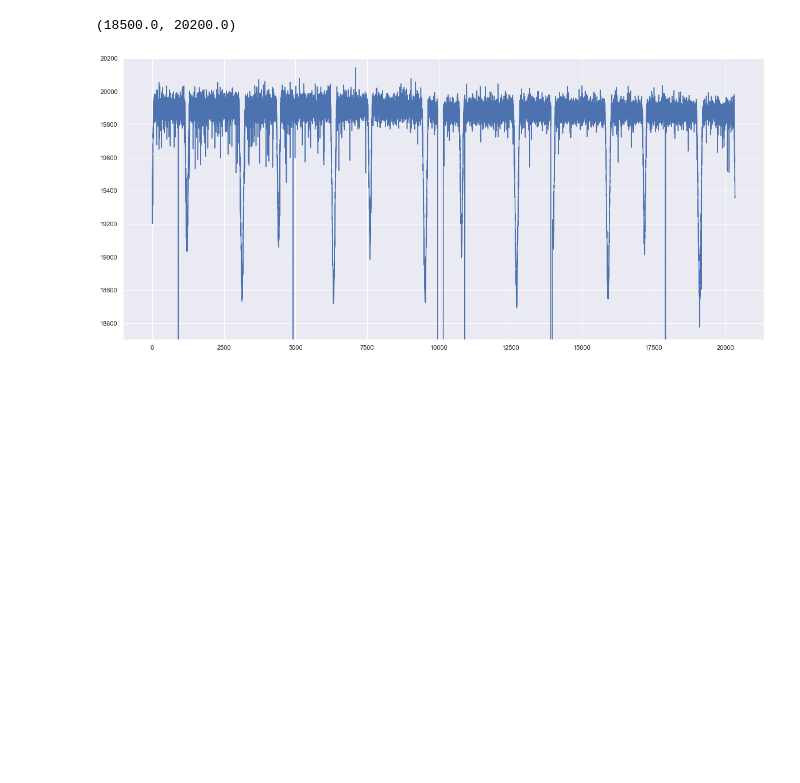
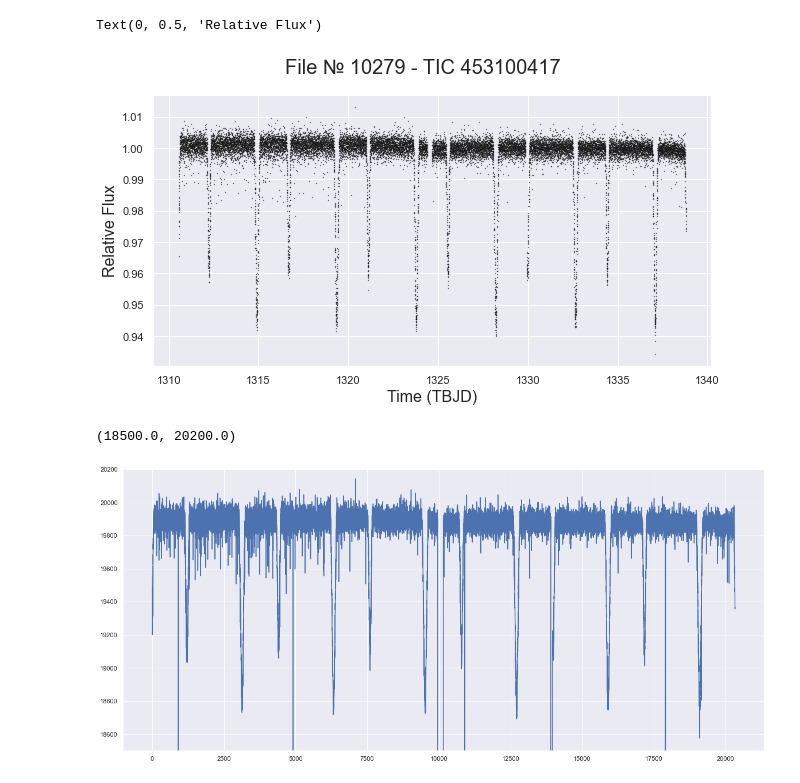
Before and after one commit to jdowzell/Thesis, a Jupyter notebook: 20210417 - Checking Timeseries Breaks.ipynb, the cells around one changed output. Saved outputs shown, nothing was run; the diff lists cells and outputs as text; code cells hidden in the pictures; blank space fills up the shorter version.

```diff
--- a/20210417 - Checking Timeseries Breaks.ipynb
+++ b/20210417 - Checking Timeseries Breaks.ipynb
@@ -99,3 +99,18 @@ Text(0, 0.5, 'PDCSAP Flux (e-/s)')
+# %%
+y_ave = np.median(y)
+y_norm = y/y_ave
+
+fig, ax = plt.subplots()
+
+ax.plot(x,y_norm, 'k.', markersize=0.5)
+
+fig.suptitle("File № {} - {}".format(f, o), fontsize=20) # + str(obj) + " - Sector " + str(sector))
+
+ax.set_xlabel(xlab, fontsize=16)
+ax.set_ylabel("Relative Flux", fontsize=16)
+# %% [output]
+Text(0, 0.5, 'Relative Flux')
+[figure, added]
 # %%
 plt.plot(y)
 plt.ylim(18500,20200)
```
Also changed, not shown: parts of 8 cells of this notebook, 19 other files.
